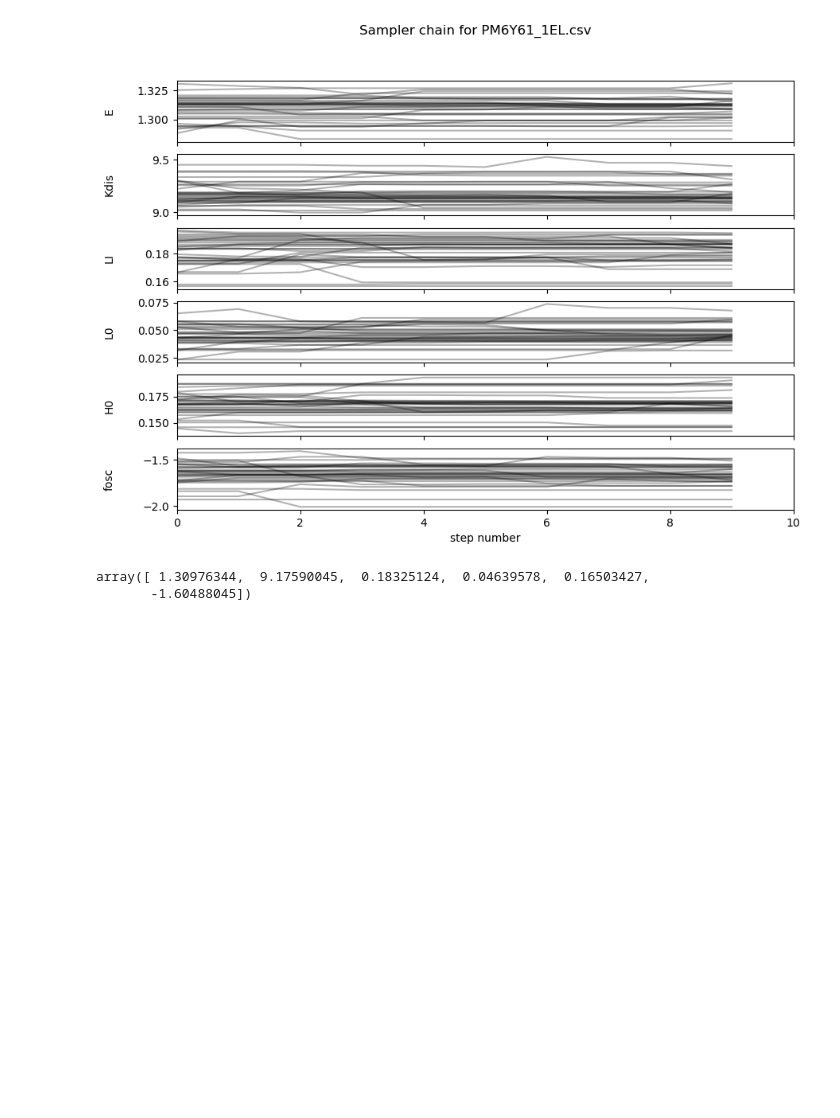
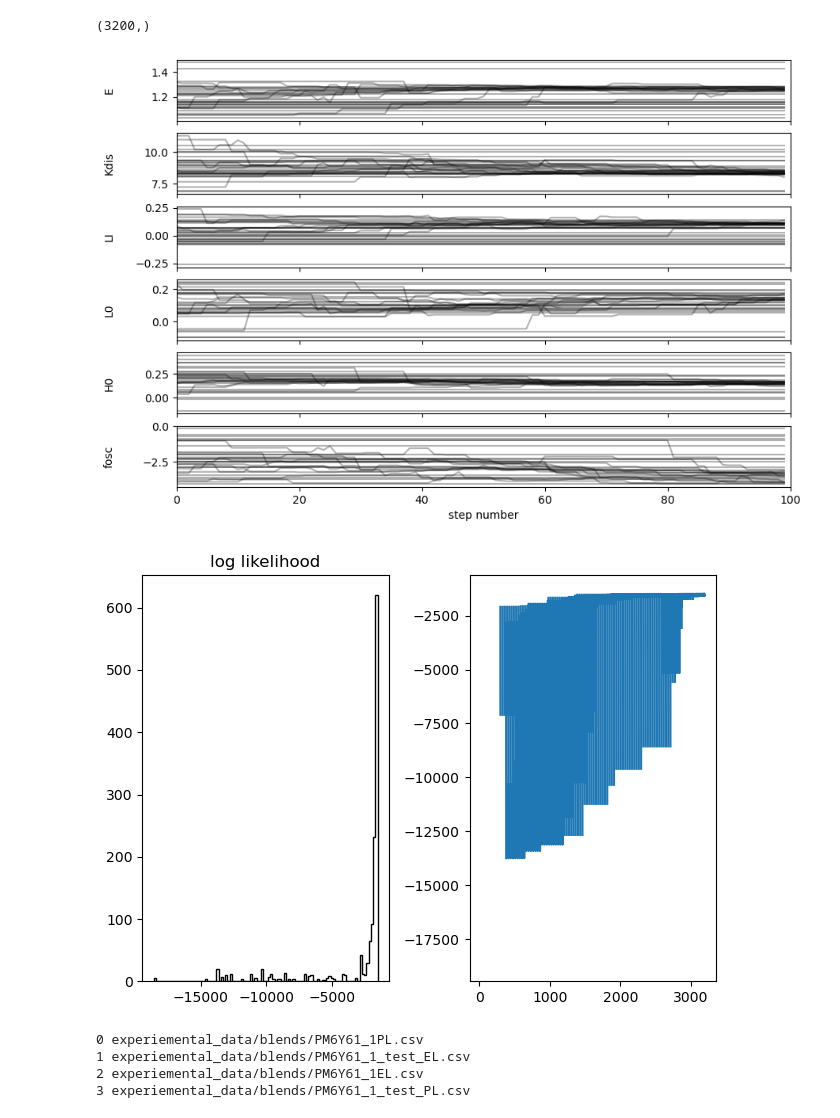
Before and after one commit to mohammedazzouzi15/pl_temp_fit, a Jupyter notebook: notebook/trial_emcee_EL.ipynb, the cells around one changed output. Saved outputs shown, nothing was run; the diff lists cells and outputs as text; code cells hidden in the pictures; blank space fills up the shorter version.

Commit message:
recent changes introducing the use of EL
Improvement in the way the EL fitting works , fixed issues with saving the sample problem,

```diff
--- a/notebook/trial_emcee_EL.ipynb
+++ b/notebook/trial_emcee_EL.ipynb
@@ -44,14 +49,14 @@ print(f"size of temperature_list is {temperature_list_PL.shape}")
 date = datetime.datetime.now().strftime("%Y_%m_%d")
 # generate the data
 save_folder = (
-    f"fit_experimental_emcee_EL/{date}/{csv_name_PL.split('/')[-1]}/"
-    + " sigma=" + str(sigma)
-    + " temperature_list=" + str(len(temperature_list_PL))
-    + " number_free_parameters=" + str(number_free_parameters)
-    + " Temp_std_err="+str(Temp_std_err)
-    + " hws_std_err="+str(hws_std_err)
-    + " relative_intensity_std_error_PL="+str(relative_intensity_std_error_PL)
-    + " relative_intensity_std_error_EL="+str(relative_intensity_std_error_EL)
+    f"fit_experimental_emcee_EL/{date}/{csv_name_PL.split('/')[-1].split('.')[0]}/"
+    + "test_sigma=" + str(sigma)
+    + "temperature_list=" + str(len(temperature_list_PL))
+    + "number_free_parameters=" + str(number_free_parameters)
+    + "Temp_std_err="+str(Temp_std_err)
+    + "hws_std_err="+str(hws_std_err)
+   # + "relative_intensity_std_error_PL="+str(relative_intensity_std_error_PL)
+   # + "relative_intensity_std_error_EL="+str(relative_intensity_std_error_EL)
 )
 os.makedirs(save_folder, exist_ok=True)
 # get initial covariance matrix
@@ -69,6 +74,8 @@ size of temperature_list is (5,)
 # %%
 #get the variance of the data and plot it
 LE_params = [1.37,1e-03,7.87e-02,1.1e-01, 1.59e-01]
-init_params = [1.3, 10, 0.1, 0.1, 0.16,-2]
+init_params = [1.2, 10, 0.1, 0.1, 0.16,-2]
+init_params = [hws_PL[np.argmax(Exp_data_PL[:,0])], 10, 0.1, 0.1, 0.16,-2]
+
 co_var_mat_PL,co_var_mat_EL,variance_EL,variance_PL= fit_EL_exp_EMCEE.plot_generated_data(temperature_list_EL, hws_EL,temperature_list_PL,hws_PL, save_folder, model_config,LE_params, savefig=True,true_parameters=init_params)
 # %% [output]
@@ -93,5 +85,7 @@ array([ 1.30976344,  9.17590045,  0.18325124,  0.04639578,  0.16503427,
 # %%
 LE_params = [1.37159386e+00, 1.00000000e-03,7.87203363e-02,1.12738205e-01, 1.59916771e-01]
-init_params = [1.3, 10, 0.1, 0.1, 0.16,-2]
+init_params = [1.2, 10, 0.1, 0.1, 0.16,-2]
+init_params = [hws_PL[np.argmax(Exp_data_PL[:,0])]-0.1, 9, 0.05, 0.1, 0.16,-2]
+
 soln = fit_EL_exp_EMCEE.get_maximum_likelihood_estimate( Exp_data_EL,Exp_data_PL, co_var_mat_PL,co_var_mat_EL ,X,save_folder,LE_params,init_params)
 # %% [output]
@@ -125,6 +144,6 @@ fig.tight_layout(h_pad=0.0)
 import importlib
 importlib.reload(fit_EL_exp_EMCEE)
 
-sampler = fit_EL_exp_EMCEE.run_sampler_single(save_folder, soln, Exp_data_EL,Exp_data_PL, co_var_mat_EL,co_var_mat_PL,LE_params, X,nsteps=10)
+sampler = fit_EL_exp_EMCEE.run_sampler_single(save_folder, soln, Exp_data_EL,Exp_data_PL, co_var_mat_EL,co_var_mat_PL,LE_params, X,nsteps=100,coeff_spread=10)
 # %% [output]
 Initial size: 0
@@ -132,21 +355,37 @@ single process took 194.6 seconds
 # %%
 fig, axes = plt.subplots(6, figsize=(10, 7), sharex=True)
 samples = sampler.get_chain()
 labels = ["E", "Kdis", "LI", "L0", "H0","fosc"]
 ndim = len(labels)
 for i in range(ndim):
     ax = axes[i]
     ax.plot(samples[:, :, i], "k", alpha=0.3)
     ax.set_xlim(0, len(samples))
     ax.set_ylabel(labels[i])
     ax.yaxis.set_label_coords(-0.1, 0.5)
 axes[-1].set_xlabel("step number")
-fig.suptitle(f"Sampler chain for {csv_name.split('/')[-1]}")
+#fig.suptitle(f"Sampler chain for {csv_name.split('/')[-1]}")
 fig.show()
+flat_samples = sampler.get_log_prob(discard=0, thin=1, flat=True)
+print(flat_samples.shape)
+fig, axes = plt.subplots(1,2)
+hist = axes[0].hist(flat_samples[flat_samples>-1e9], 100, color="k", histtype="step")
+axes[0].set_title("log likelihood")
+axes[1].plot(flat_samples)
+fig.tight_layout()
 # %% [output]
+(3200,)
-[figure, old version]
+[figure, new version]
+[figure, added]
-# %%
-soln.x
-# %% [output]
-array([ 1.30976344,  9.17590045,  0.18325124,  0.04639578,  0.16503427,
-       -1.60488045])
+# %%
+# import the data and plot them
+import importlib
+import glob
+csv_files = glob.glob('experiemental_data/blends/*.csv')
+for id, file in enumerate(csv_files):
+    print(id, file)
+# %% [output]
+0 experiemental_data/blends/PM6Y61_1PL.csv
+1 experiemental_data/blends/PM6Y61_1_test_EL.csv
+2 experiemental_data/blends/PM6Y61_1EL.csv
+3 experiemental_data/blends/PM6Y61_1_test_PL.csv
```
Also changed, not shown: parts of 16 cells of this notebook, 9 other files.
